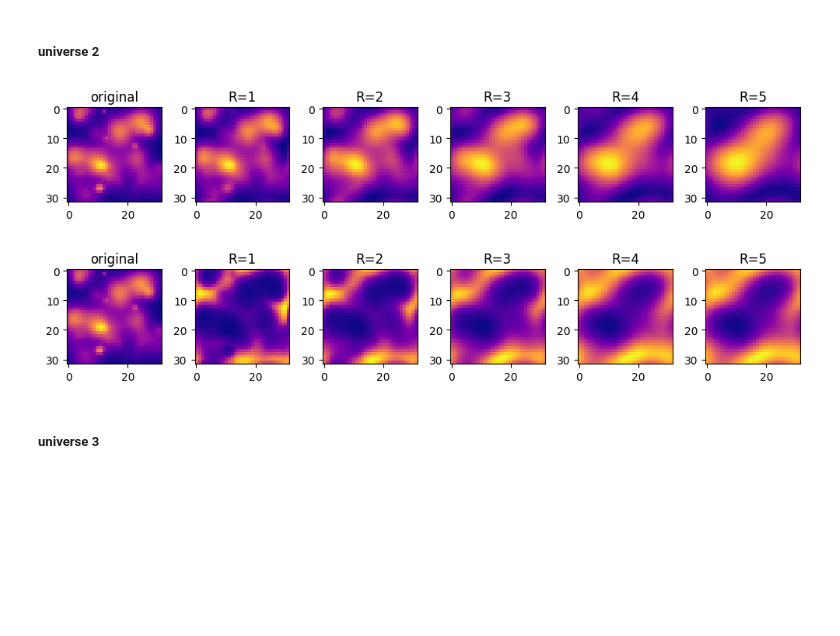
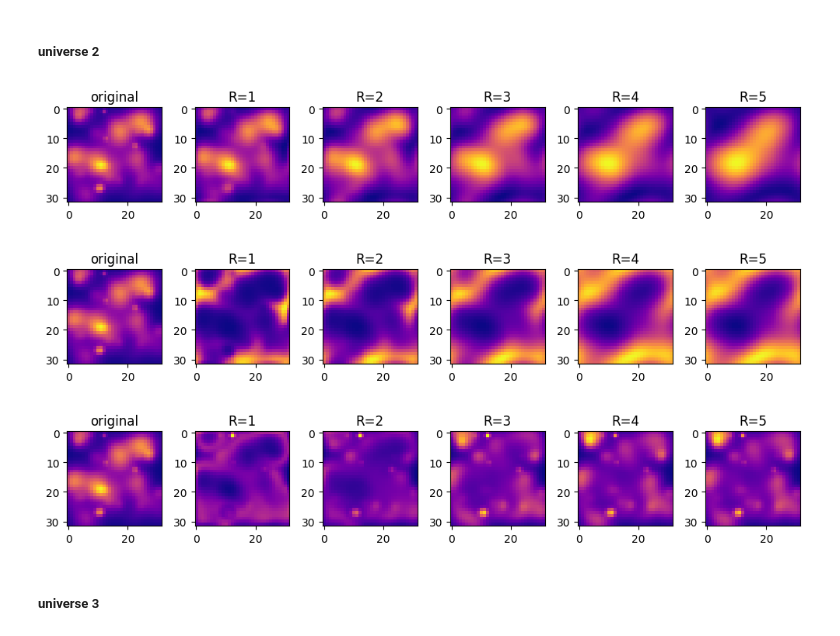
Before and after one commit to amani-hussien/SURP, a Jupyter notebook: model_universe/model_universe_2d.ipynb, the cells around one changed output. Saved outputs shown, nothing was run; the diff lists cells and outputs as text; code cells hidden in the pictures; blank space fills up the shorter version.

```diff
--- a/model_universe/model_universe_2d.ipynb
+++ b/model_universe/model_universe_2d.ipynb
@@ -147,30 +172,30 @@ _, _, _, rho_x = u.load_universe("universe_parameters1.json")
 rho_R = u.gaussian_filter(rho_x, R=1)
 delta_x = u.overdensity_field(rho_x)
 delta_R1 = u.overdensity_field(rho_R)
-m1, delta_M = u.marked_overdensity_field(delta_x, delta_R1, delta_star=4, p=10)
+m1, delta_M1 = u.marked_overdensity_field(delta_x, delta_R1, delta_star=4, p=10)
 
 
 rho_R = u.gaussian_filter(rho_x, R=2)
 delta_x = u.overdensity_field(rho_x)
 delta_R2 = u.overdensity_field(rho_R)
-m2, delta_M = u.marked_overdensity_field(delta_x, delta_R2, delta_star=4, p=10)
+m2, delta_M2 = u.marked_overdensity_field(delta_x, delta_R2, delta_star=4, p=10)
 
 
 rho_R = u.gaussian_filter(rho_x, R=3)
 delta_x = u.overdensity_field(rho_x)
 delta_R3 = u.overdensity_field(rho_R)
-m3, delta_M = u.marked_overdensity_field(delta_x, delta_R3, delta_star=4, p=10)
+m3, delta_M3 = u.marked_overdensity_field(delta_x, delta_R3, delta_star=4, p=10)
 
 
 rho_R = u.gaussian_filter(rho_x, R=4)
 delta_x = u.overdensity_field(rho_x)
 delta_R4 = u.overdensity_field(rho_R)
-m4, delta_M = u.marked_overdensity_field(delta_x, delta_R4, delta_star=4, p=10)
+m4, delta_M4 = u.marked_overdensity_field(delta_x, delta_R4, delta_star=4, p=10)
 
 rho_R = u.gaussian_filter(rho_x, R=5)
 delta_x = u.overdensity_field(rho_x)
 delta_R5 = u.overdensity_field(rho_R)
-m5, delta_M = u.marked_overdensity_field(delta_x, delta_R4, delta_star=4, p=10)
+m5, delta_M5 = u.marked_overdensity_field(delta_x, delta_R4, delta_star=4, p=10)
 
 
 
@@ -192,33 +217,57 @@ ax[5].set_title("R=5")
 
 
 plt.tight_layout()
 plt.show()
 
 
 # stacked mark
 
 fig, ax = plt.subplots(1,6,figsize=(10,8))
 
 
 ax[0].imshow(delta_x, cmap='plasma')
 ax[0].set_title("original")
 ax[1].imshow(m1, cmap='plasma')
 ax[1].set_title("R=1")
 ax[2].imshow(m2, cmap='plasma')
 ax[2].set_title("R=2")
 ax[3].imshow(m3, cmap='plasma')
 ax[3].set_title("R=3")
 ax[4].imshow(m4, cmap='plasma')
 ax[4].set_title("R=4")
 ax[5].imshow(m5, cmap='plasma')
 ax[5].set_title("R=5")
 
 
 plt.tight_layout()
 plt.show()
+
+
+# stacked marked field
+
+fig, ax = plt.subplots(1,6,figsize=(10,8))
+
+
+ax[0].imshow(delta_x, cmap='plasma')
+ax[0].set_title("original")
+ax[1].imshow(delta_M1, cmap='plasma')
+ax[1].set_title("R=1")
+ax[2].imshow(delta_M2, cmap='plasma')
+ax[2].set_title("R=2")
+ax[3].imshow(delta_M3, cmap='plasma')
+ax[3].set_title("R=3")
+ax[4].imshow(delta_M4, cmap='plasma')
+ax[4].set_title("R=4")
+ax[5].imshow(delta_M5, cmap='plasma')
+ax[5].set_title("R=5")
+
+
+plt.tight_layout()
+plt.show()
 # %% [output]
 [figure]
 [figure]
+[figure, added]
 # %% [markdown]
 ##### universe 3
 # %%
```
Also changed, not shown: parts of 9 cells of this notebook.
